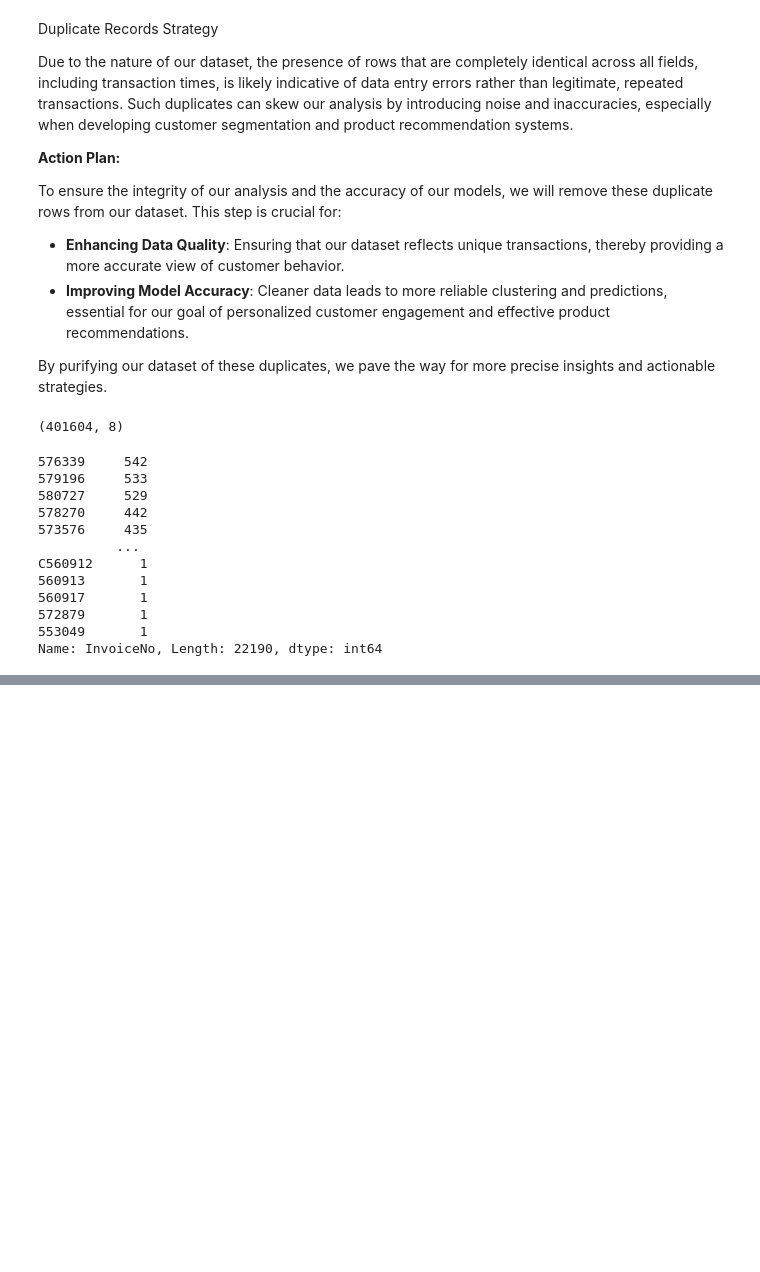
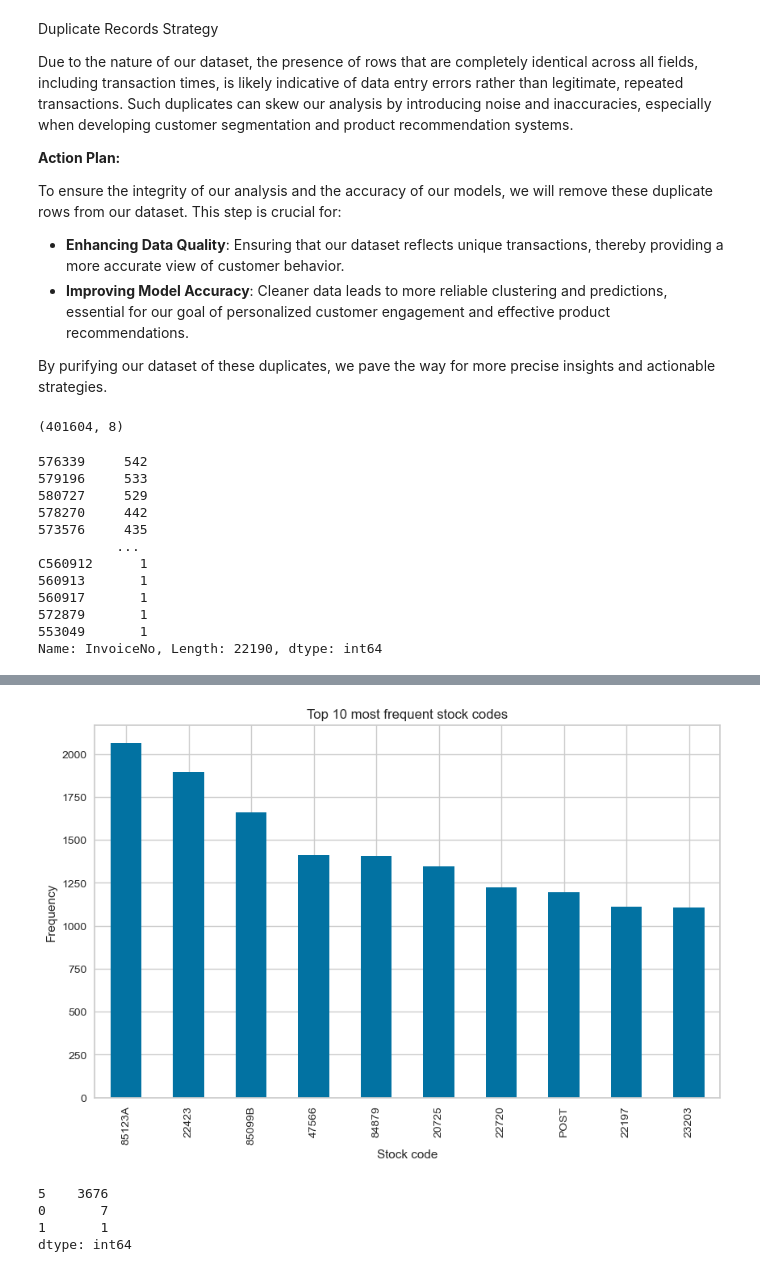
Before and after one commit to fabrizi0rigodanz0/Customer_Churn_Prediction_ML, a Jupyter notebook: notebook/notebook.ipynb, the cells around one changed output, grey strips where cells are left out. Saved outputs shown, nothing was run; the diff lists cells and outputs as text; code cells hidden in the pictures; blank space fills up the shorter version.

```diff
--- a/notebook/notebook.ipynb
+++ b/notebook/notebook.ipynb
@@ -310,0 +337,7 @@ Name: InvoiceNo, Length: 22190, dtype: int64
+# %%
+#change the type of the InvoiceNo to string
+df['InvoiceNo'] = df['InvoiceNo'].astype(str)
+# %%
+#creation of a new column to indicate the cancelled orders
+df['Cancelled']= df['InvoiceNo'].apply(lambda x: 1 if 'C' in x else 0)
+df['Cancelled'].value_counts()
@@ -310,0 +388,23 @@ Name: InvoiceNo, Length: 22190, dtype: int64
+# %%
+#plot the top 10 most frequent stock codes
+plt.figure(figsize=(10, 6))
+df['StockCode'].value_counts().head(10).plot(kind='bar')
+plt.title('Top 10 most frequent stock codes')
+plt.xlabel('Stock code')
+plt.ylabel('Frequency')
+plt.show()
+# %% [output]
+[figure, added]
+# %%
+#We notice that the there is a code named POST, let's ceck for other codes that are not numeric
+# Finding the number of numeric characters in each unique stock code
+uni_stock_codes = df['StockCode'].unique()
+numeric_char_counts_in_unique_codes = pd.Series(uni_stock_codes).apply(lambda x: sum(c.isdigit() for c in str(x))).value_counts()
+
+#printing the values counts for unique stok codes
+print(numeric_char_counts_in_unique_codes)
+# %% [output]
+5    3676
+0       7
+1       1
+dtype: int64
```
Also changed, not shown: parts of 35 cells of this notebook.
